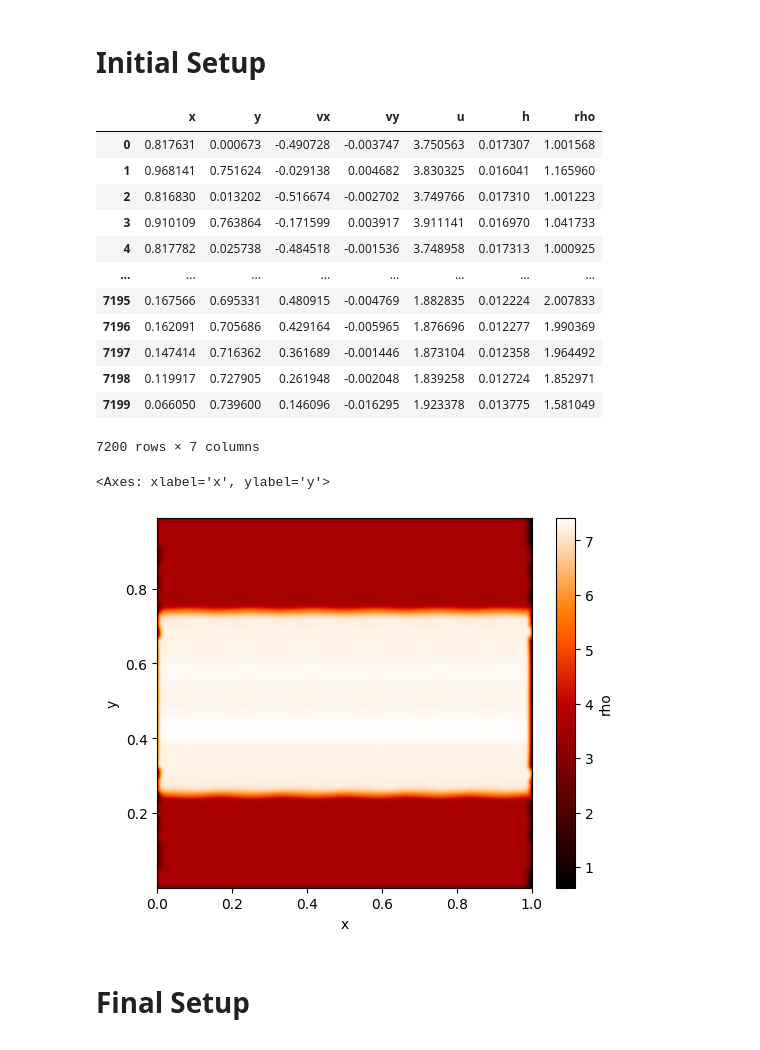
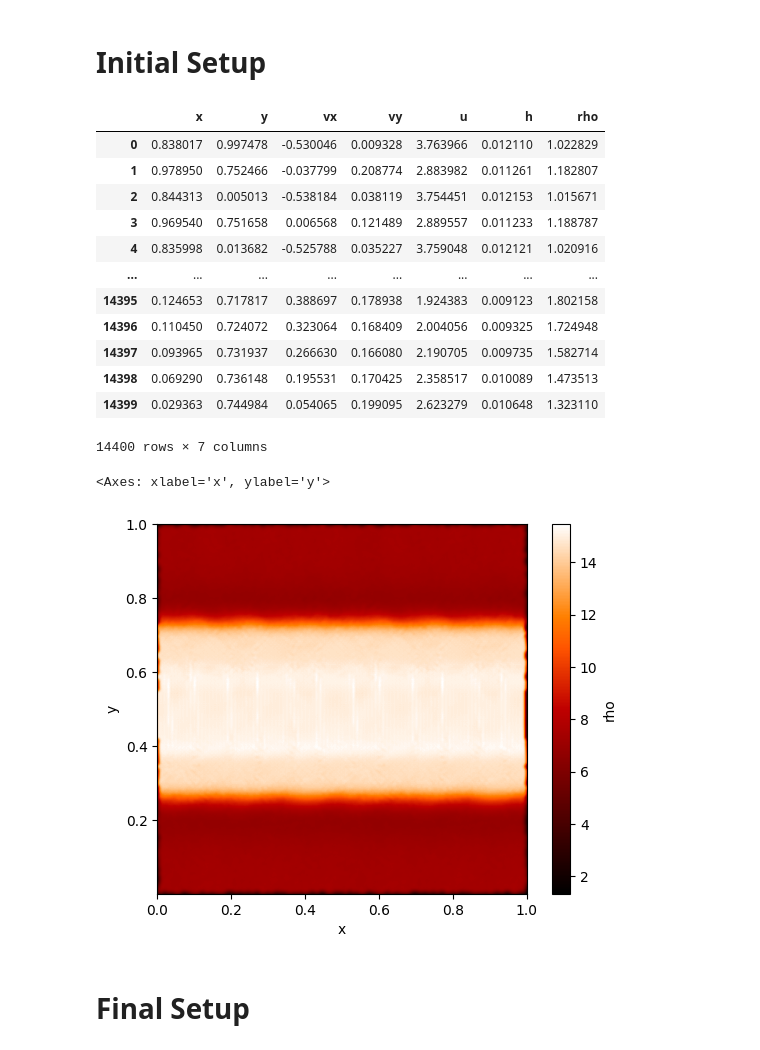
Before and after one commit to JackNarvaez/Rusph, a Jupyter notebook: Temp_Plots/Plots_kelvin_helmholtz.ipynb, the cells around one changed output. Saved outputs shown, nothing was run; the diff lists cells and outputs as text; code cells hidden in the pictures.

```diff
--- a/Temp_Plots/Plots_kelvin_helmholtz.ipynb
+++ b/Temp_Plots/Plots_kelvin_helmholtz.ipynb
@@ -6,28 +6,28 @@ import numpy as np
 # %% [markdown]
 # Initial Setup
 # %%
-sdf = src.read_csv('../Data/results/kelvin_helmholtz/35.csv')
+sdf = src.read_csv('../Data/results/kelvin_helmholtz/40.csv')
 sdf.params={'mass':0.00075}
 sdf
 # %% [output]
 |  | x | y | vx | vy | u | h | rho |
-| 0 | 0.817631 | 0.000673 | -0.490728 | -0.003747 | 3.750563 | 0.017307 | 1.001568 |
-| 1 | 0.968141 | 0.751624 | -0.029138 | 0.004682 | 3.830325 | 0.016041 | 1.165960 |
-| 2 | 0.816830 | 0.013202 | -0.516674 | -0.002702 | 3.749766 | 0.017310 | 1.001223 |
-| 3 | 0.910109 | 0.763864 | -0.171599 | 0.003917 | 3.911141 | 0.016970 | 1.041733 |
-| 4 | 0.817782 | 0.025738 | -0.484518 | -0.001536 | 3.748958 | 0.017313 | 1.000925 |
+| 0 | 0.838017 | 0.997478 | -0.530046 | 0.009328 | 3.763966 | 0.012110 | 1.022829 |
+| 1 | 0.978950 | 0.752466 | -0.037799 | 0.208774 | 2.883982 | 0.011261 | 1.182807 |
+| 2 | 0.844313 | 0.005013 | -0.538184 | 0.038119 | 3.754451 | 0.012153 | 1.015671 |
+| 3 | 0.969540 | 0.751658 | 0.006568 | 0.121489 | 2.889557 | 0.011233 | 1.188787 |
+| 4 | 0.835998 | 0.013682 | -0.525788 | 0.035227 | 3.759048 | 0.012121 | 1.020916 |
 | ... | ... | ... | ... | ... | ... | ... | ... |
-| 7195 | 0.167566 | 0.695331 | 0.480915 | -0.004769 | 1.882835 | 0.012224 | 2.007833 |
-| 7196 | 0.162091 | 0.705686 | 0.429164 | -0.005965 | 1.876696 | 0.012277 | 1.990369 |
-| 7197 | 0.147414 | 0.716362 | 0.361689 | -0.001446 | 1.873104 | 0.012358 | 1.964492 |
-| 7198 | 0.119917 | 0.727905 | 0.261948 | -0.002048 | 1.839258 | 0.012724 | 1.852971 |
-| 7199 | 0.066050 | 0.739600 | 0.146096 | -0.016295 | 1.923378 | 0.013775 | 1.581049 |
+| 14395 | 0.124653 | 0.717817 | 0.388697 | 0.178938 | 1.924383 | 0.009123 | 1.802158 |
+| 14396 | 0.110450 | 0.724072 | 0.323064 | 0.168409 | 2.004056 | 0.009325 | 1.724948 |
+| 14397 | 0.093965 | 0.731937 | 0.266630 | 0.166080 | 2.190705 | 0.009735 | 1.582714 |
+| 14398 | 0.069290 | 0.736148 | 0.195531 | 0.170425 | 2.358517 | 0.010089 | 1.473513 |
+| 14399 | 0.029363 | 0.744984 | 0.054065 | 0.199095 | 2.623279 | 0.010648 | 1.323110 |
-7200 rows × 7 columns
+14400 rows × 7 columns
 # %%
 sdf.render('rho', xsec=1.0)
 # %% [output]
 <Axes: xlabel='x', ylabel='y'>
-[figure, old version]
+[figure, new version]
 # %% [markdown]
 # Final Setup
 # %%
```
Also changed, not shown: parts of 2 cells of this notebook.
